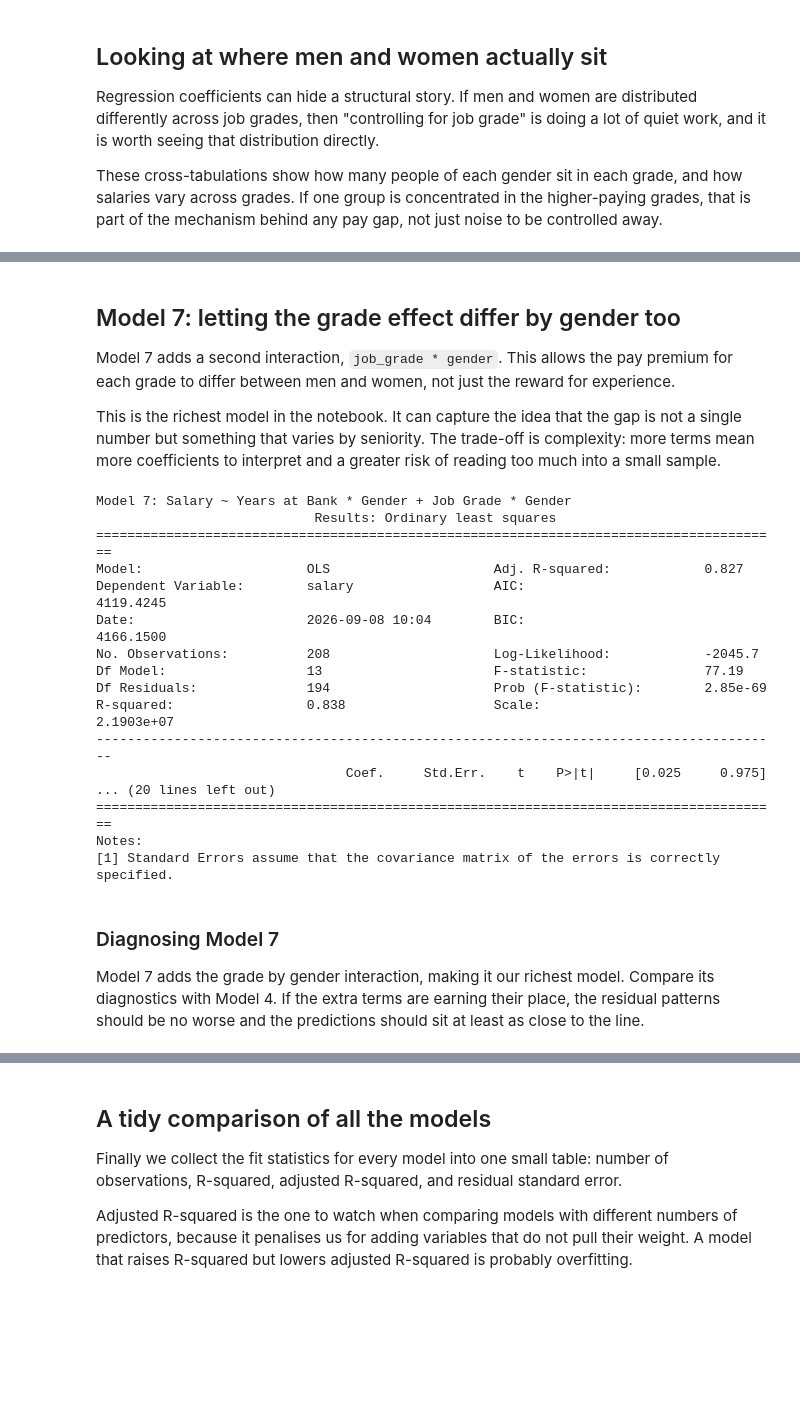
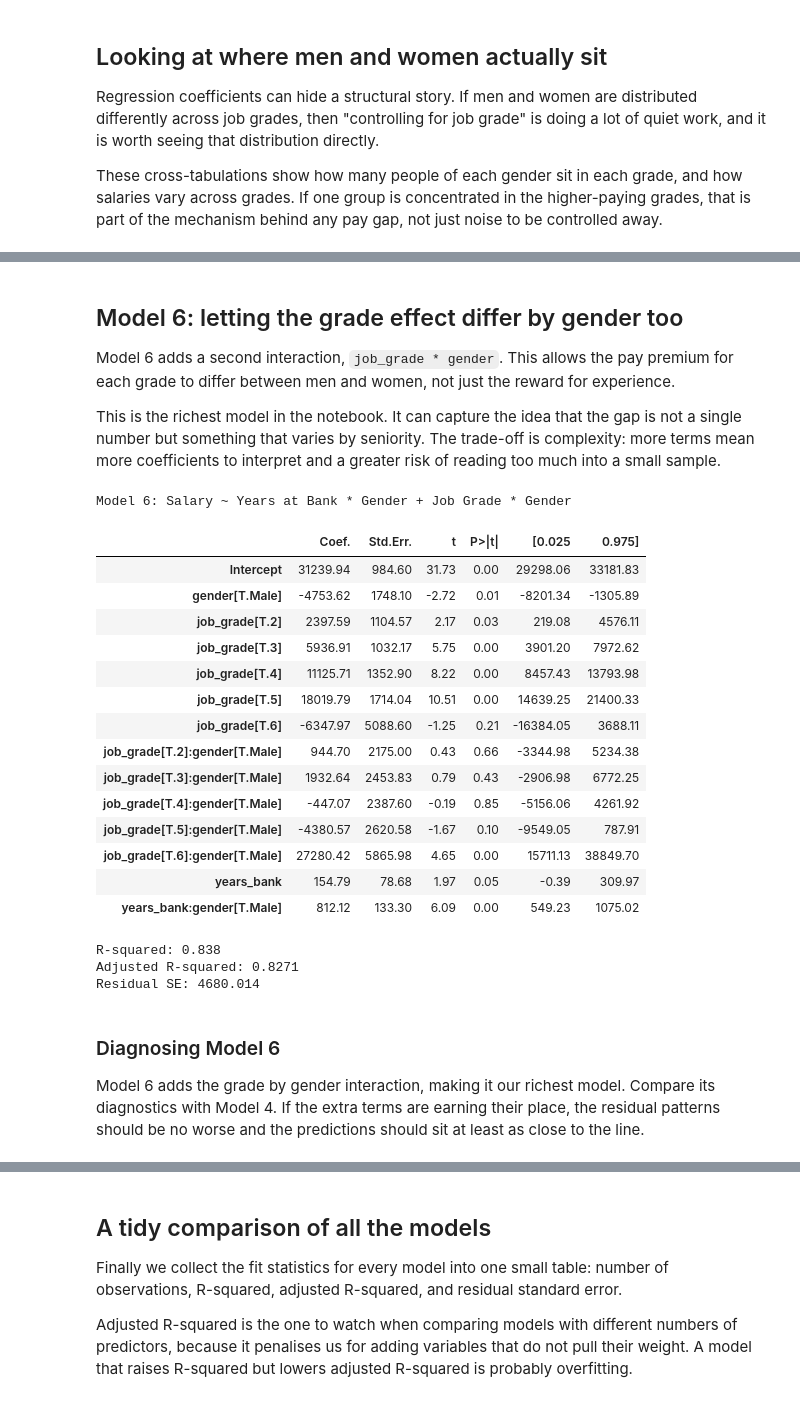
Before and after one commit to Armandundar/am01-code-sep2026, a Jupyter notebook: session09_lecture5/03_bank_salaries.ipynb, the cells around one changed output, grey strips where cells are left out. Drawn from its saved outputs; the diff is of its cells as text; code cells hidden in the pictures; blank space fills up the shorter version.

Commit message:
bank salaries- interactions

```diff
--- a/session09_lecture5/03_bank_salaries.ipynb
+++ b/session09_lecture5/03_bank_salaries.ipynb
@@ -425,35 +456,40 @@ job_grade
 # %% [markdown]
-## Model 7: letting the grade effect differ by gender too
+## Model 6: letting the grade effect differ by gender too
 
-Model 7 adds a second interaction, `job_grade * gender`. This allows the pay premium for each grade to differ between men and women, not just the reward for experience.
+Model 6 adds a second interaction, `job_grade * gender`. This allows the pay premium for each grade to differ between men and women, not just the reward for experience.
 
 This is the richest model in the notebook. It can capture the idea that the gap is not a single number but something that varies by seniority. The trade-off is complexity: more terms mean more coefficients to interpret and a greater risk of reading too much into a small sample.
 # %%
-# Model 7: Salary ~ Years at Bank * Gender + Job Grade * Gender
-model7 = smf.ols('salary ~ years_bank * gender + job_grade * gender', data=bank_salaries).fit()
-print("\nModel 7: Salary ~ Years at Bank * Gender + Job Grade * Gender")
-print(model7.summary2())
+# Model 6: Salary ~ Years at Bank * Gender + Job Grade * Gender
+model6 = smf.ols('salary ~ years_bank * gender + job_grade * gender', data=bank_salaries).fit()
+print("\nModel 6: Salary ~ Years at Bank * Gender + Job Grade * Gender")
+display(model6.summary2().tables[1].round(2))
+print("R-squared:", model6.rsquared.round(4))
+print("Adjusted R-squared:", model6.rsquared_adj.round(4))
+print(f"Residual SE: {model6.scale ** 0.5:.3f}")  # Residual standard error is the square root of the scale (MSE of residuals).
 # %% [output]
-Model 7: Salary ~ Years at Bank * Gender + Job Grade * Gender
-                            Results: Ordinary least squares
-========================================================================================
-Model:                     OLS                     Adj. R-squared:            0.827
-Dependent Variable:        salary                  AIC:                       4119.4245
-Date:                      2026-09-08 10:04        BIC:                       4166.1500
-No. Observations:          208                     Log-Likelihood:            -2045.7
-Df Model:                  13                      F-statistic:               77.19
-Df Residuals:              194                     Prob (F-statistic):        2.85e-69
-R-squared:                 0.838                   Scale:                     2.1903e+07
-----------------------------------------------------------------------------------------
-                                Coef.     Std.Err.    t    P>|t|     [0.025     0.975]
-... (20 lines left out)
-========================================================================================
-Notes:
-[1] Standard Errors assume that the covariance matrix of the errors is correctly
-specified.
+Model 6: Salary ~ Years at Bank * Gender + Job Grade * Gender
+|  | Coef. | Std.Err. | t | P>|t| | [0.025 | 0.975] |
+| Intercept | 31239.94 | 984.60 | 31.73 | 0.00 | 29298.06 | 33181.83 |
+| gender[T.Male] | -4753.62 | 1748.10 | -2.72 | 0.01 | -8201.34 | -1305.89 |
+| job_grade[T.2] | 2397.59 | 1104.57 | 2.17 | 0.03 | 219.08 | 4576.11 |
+| job_grade[T.3] | 5936.91 | 1032.17 | 5.75 | 0.00 | 3901.20 | 7972.62 |
+| job_grade[T.4] | 11125.71 | 1352.90 | 8.22 | 0.00 | 8457.43 | 13793.98 |
+| job_grade[T.5] | 18019.79 | 1714.04 | 10.51 | 0.00 | 14639.25 | 21400.33 |
+| job_grade[T.6] | -6347.97 | 5088.60 | -1.25 | 0.21 | -16384.05 | 3688.11 |
+| job_grade[T.2]:gender[T.Male] | 944.70 | 2175.00 | 0.43 | 0.66 | -3344.98 | 5234.38 |
+| job_grade[T.3]:gender[T.Male] | 1932.64 | 2453.83 | 0.79 | 0.43 | -2906.98 | 6772.25 |
+| job_grade[T.4]:gender[T.Male] | -447.07 | 2387.60 | -0.19 | 0.85 | -5156.06 | 4261.92 |
+| job_grade[T.5]:gender[T.Male] | -4380.57 | 2620.58 | -1.67 | 0.10 | -9549.05 | 787.91 |
+| job_grade[T.6]:gender[T.Male] | 27280.42 | 5865.98 | 4.65 | 0.00 | 15711.13 | 38849.70 |
+| years_bank | 154.79 | 78.68 | 1.97 | 0.05 | -0.39 | 309.97 |
+| years_bank:gender[T.Male] | 812.12 | 133.30 | 6.09 | 0.00 | 549.23 | 1075.02 |
+R-squared: 0.838
+Adjusted R-squared: 0.8271
+Residual SE: 4680.014
 # %% [markdown]
-### Diagnosing Model 7
+### Diagnosing Model 6
 
-Model 7 adds the grade by gender interaction, making it our richest model. Compare its diagnostics with Model 4. If the extra terms are earning their place, the residual patterns should be no worse and the predictions should sit at least as close to the line.
+Model 6 adds the grade by gender interaction, making it our richest model. Compare its diagnostics with Model 4. If the extra terms are earning their place, the residual patterns should be no worse and the predictions should sit at least as close to the line.
 # %%
 plot_model_diagnostics(model7)
```
Also changed, not shown: parts of 13 cells of this notebook.
